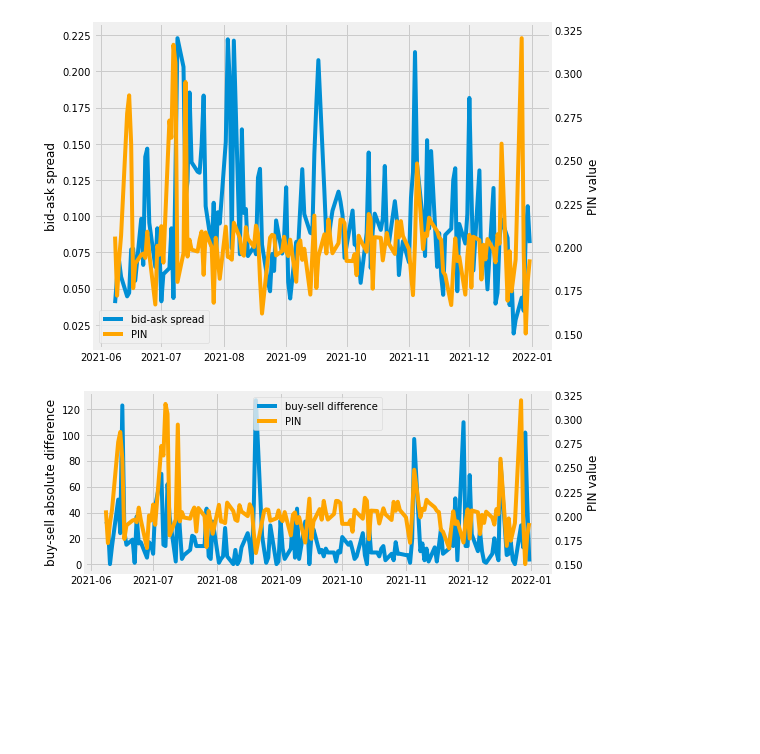
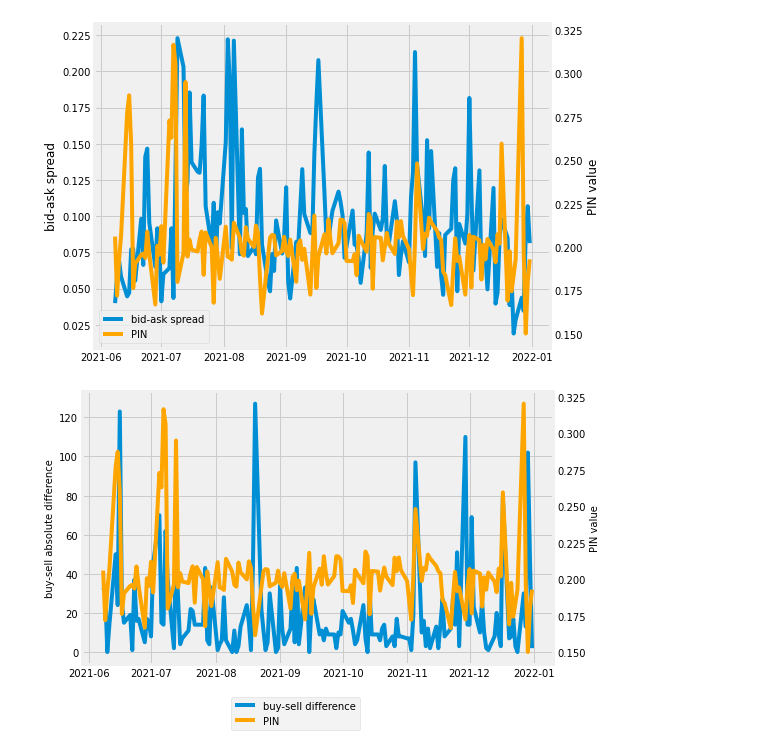
Before and after one commit to GuillaumePv/pin_surrogate_model, a Jupyter notebook: demo.ipynb, the cells around one changed output. Drawn from its saved outputs; the diff is of its cells as text; code cells hidden in the pictures; blank space fills up the shorter version.

```diff
--- a/demo.ipynb
+++ b/demo.ipynb
@@ -293,17 +291,17 @@ plt.show()
 # %% [output]
 [figure]
 # %%
-fig,ax = plt.subplots(figsize=(8,3))
+fig,ax = plt.subplots(figsize=(8,5))
 l1, = ax.plot(graph_merge.index,graph_merge["buy-sell difference"])
 ax.set_ylabel(r"buy-sell absolute difference",fontsize=10)
 ax2 = ax.twinx()
 l2, = ax2.plot(graph_merge.index, graph_merge.PIN,color="orange")
 ax2.set_ylabel(r"PIN value",fontsize=10)
 
-plt.legend([l1, l2],["buy-sell difference", "PIN"])
+plt.legend([l1, l2],["buy-sell difference", "PIN"],bbox_to_anchor=(0.6, -0.1))
 plt.xlabel(r"Date")
 plt.tight_layout()
 plt.grid(False)
 plt.savefig(folder_results+"/buy_sell_diff_pin.png")
 # %% [output]
-[figure, old version]
+[figure, new version]
```
Also changed, not shown: parts of 2 cells of this notebook, 50 other files.
